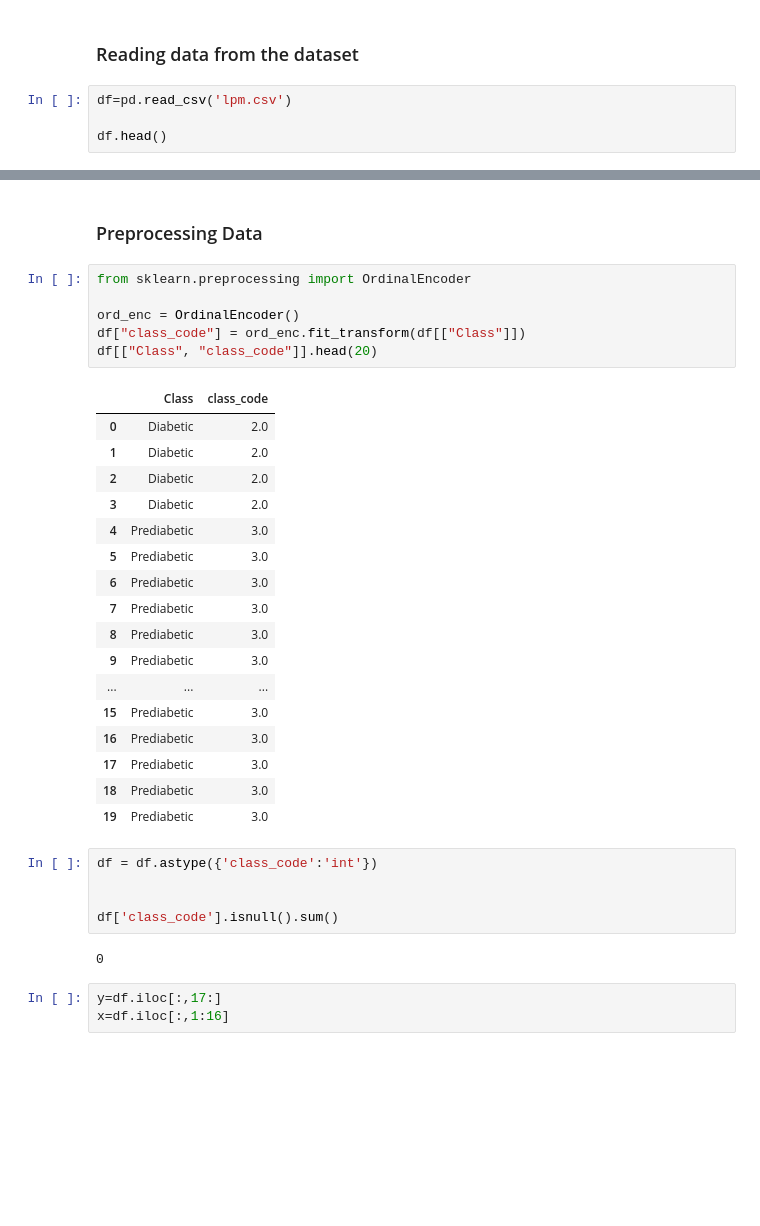
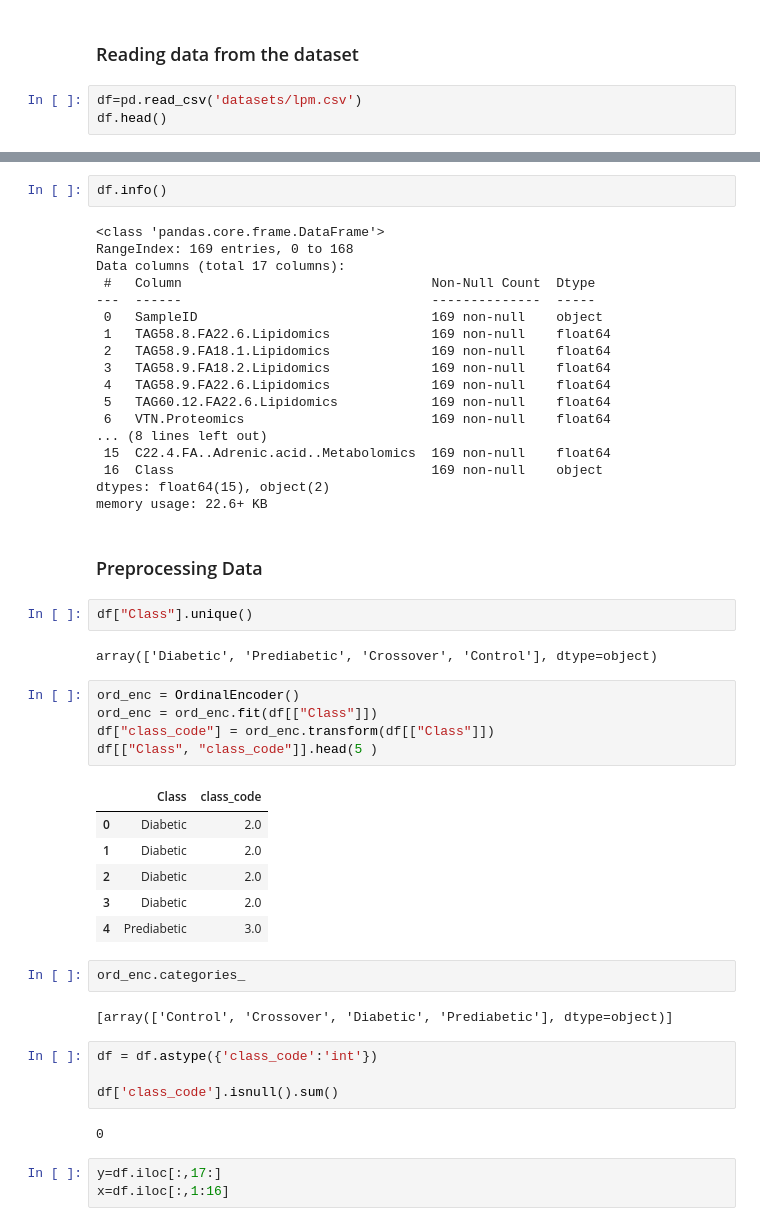
Before and after one commit to jsv1604/IBMz_Datathon_Datavengers_early-stage-diabetes-multi-omic, a Jupyter notebook: Model.ipynb, the cells around one changed output, grey strips where cells are left out. Drawn from its saved outputs; the diff is of its cells as text; blank space fills up the shorter version.

```diff
--- a/Model.ipynb
+++ b/Model.ipynb
@@ -28,8 +34,7 @@ import numpy as np
 # %% [markdown]
 ### Reading data from the dataset
 # %%
-df=pd.read_csv('lpm.csv')
-
+df=pd.read_csv('datasets/lpm.csv')
 df.head()
 # %% [output]
 |  | SampleID | TAG58.8.FA22.6.Lipidomics | TAG58.9.FA18.1.Lipidomics | TAG58.9.FA18.2.Lipidomics | TAG58.9.FA22.6.Lipidomics | ... |
@@ -38,36 +43,51 @@ df.head()
 | 2 | ZOZOW1T-E14 | 2.0813 | 0.4820 | 0.4150 | 1.5556 | ... |
 | 3 | ZOZOW1T-E15 | 2.4707 | 0.5789 | 0.5181 | 1.9865 | ... |
 | 4 | ZOBX723-E11 | 2.5277 | 0.4301 | 0.4367 | 1.9111 | ... |
+# %%
+df.info()
+# %% [output]
+<class 'pandas.core.frame.DataFrame'>
+RangeIndex: 169 entries, 0 to 168
+Data columns (total 17 columns):
+ #   Column                                Non-Null Count  Dtype
+---  ------                                --------------  -----
+ 0   SampleID                              169 non-null    object
+ 1   TAG58.8.FA22.6.Lipidomics             169 non-null    float64
+ 2   TAG58.9.FA18.1.Lipidomics             169 non-null    float64
+ 3   TAG58.9.FA18.2.Lipidomics             169 non-null    float64
+ 4   TAG58.9.FA22.6.Lipidomics             169 non-null    float64
+ 5   TAG60.12.FA22.6.Lipidomics            169 non-null    float64
+ 6   VTN.Proteomics                        169 non-null    float64
+... (8 lines left out)
+ 15  C22.4.FA..Adrenic.acid..Metabolomics  169 non-null    float64
+ 16  Class                                 169 non-null    object
+dtypes: float64(15), object(2)
+memory usage: 22.6+ KB
 # %% [markdown]
 ### Preprocessing Data
+# %%
+df["Class"].unique()
+# %% [output]
+array(['Diabetic', 'Prediabetic', 'Crossover', 'Control'], dtype=object)
 # %%
-from sklearn.preprocessing import OrdinalEncoder
-
 ord_enc = OrdinalEncoder()
-df["class_code"] = ord_enc.fit_transform(df[["Class"]])
-df[["Class", "class_code"]].head(20)
+ord_enc = ord_enc.fit(df[["Class"]])
+df["class_code"] = ord_enc.transform(df[["Class"]])
+df[["Class", "class_code"]].head(5 )
 # %% [output]
 |  | Class | class_code |
 | 0 | Diabetic | 2.0 |
 | 1 | Diabetic | 2.0 |
 | 2 | Diabetic | 2.0 |
 | 3 | Diabetic | 2.0 |
 | 4 | Prediabetic | 3.0 |
-| 5 | Prediabetic | 3.0 |
-| 6 | Prediabetic | 3.0 |
-| 7 | Prediabetic | 3.0 |
-| 8 | Prediabetic | 3.0 |
-| 9 | Prediabetic | 3.0 |
-| ... | ... | ... |
-| 15 | Prediabetic | 3.0 |
-| 16 | Prediabetic | 3.0 |
-| 17 | Prediabetic | 3.0 |
-| 18 | Prediabetic | 3.0 |
-| 19 | Prediabetic | 3.0 |
+# %%
+ord_enc.categories_
+# %% [output]
+[array(['Control', 'Crossover', 'Diabetic', 'Prediabetic'], dtype=object)]
 # %%
 df = df.astype({'class_code':'int'})
 
-
 df['class_code'].isnull().sum()
 # %% [output]
 0
```
Also changed, not shown: parts of 19 cells of this notebook, 5 other files.
